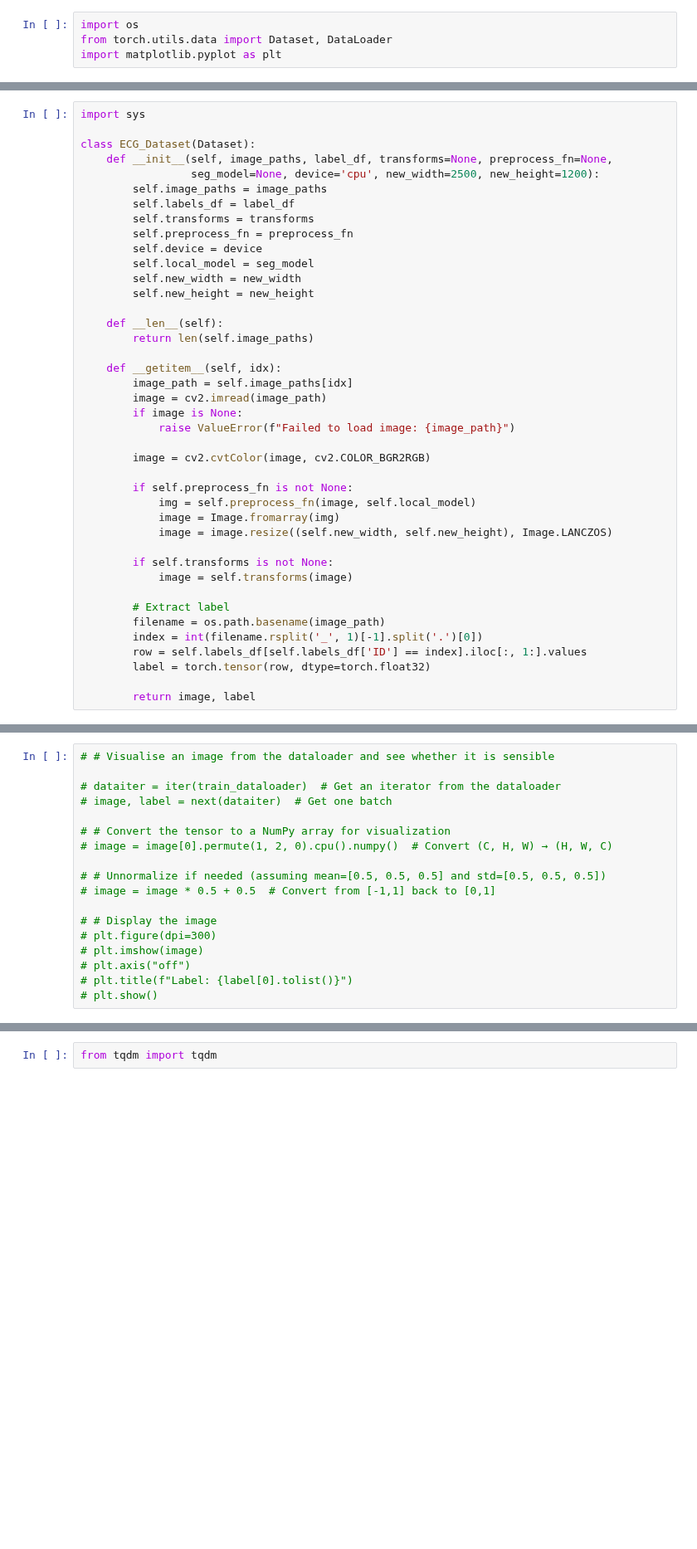
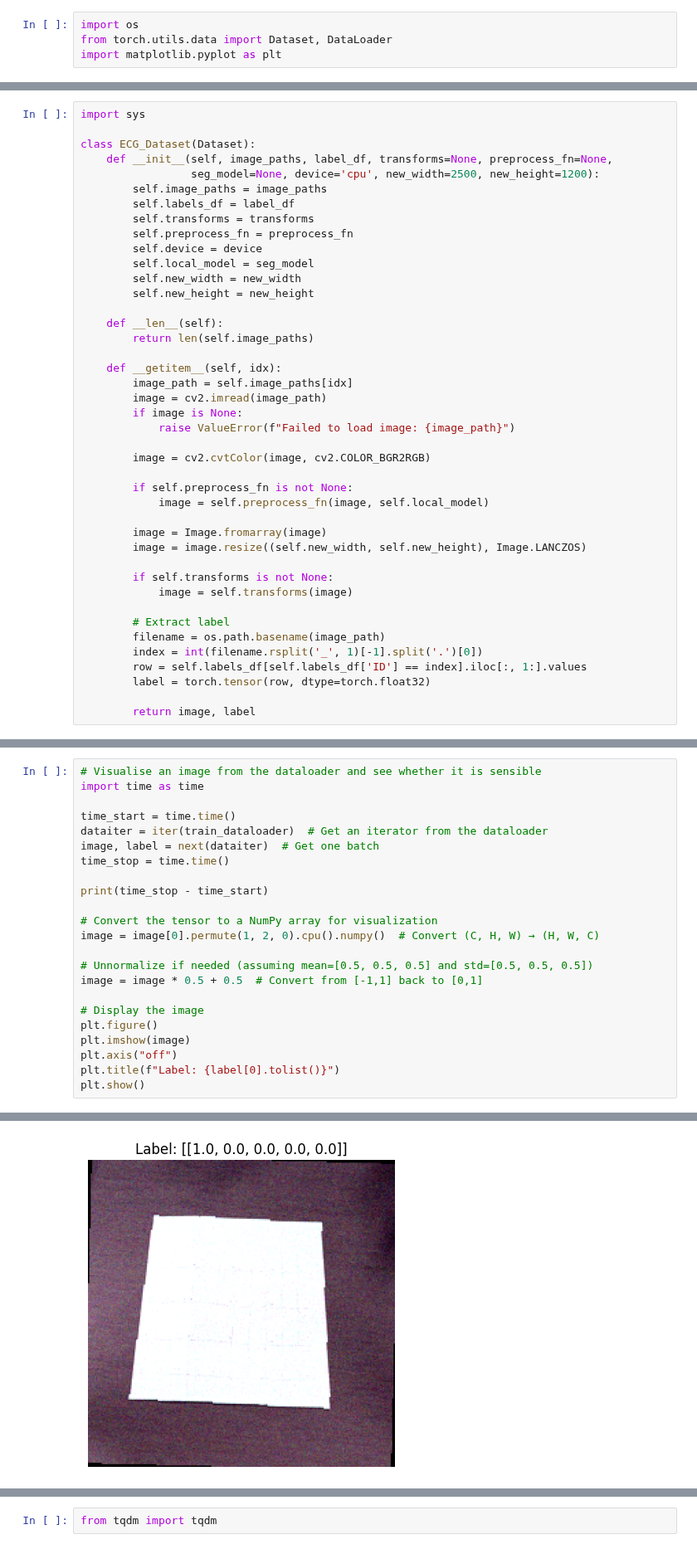
Before and after one commit to griffinfarrow/bhf_classification, a Jupyter notebook: ecg_classification_model/classification_with_segmentation_step.ipynb, the cells around one changed output, grey strips where cells are left out. Shown at 83% size. Drawn from its saved outputs; the diff is of its cells as text; blank space fills up the shorter version.

```diff
--- a/ecg_classification_model/classification_with_segmentation_step.ipynb
+++ b/ecg_classification_model/classification_with_segmentation_step.ipynb
@@ -225,9 +227,10 @@ class ECG_Dataset(Dataset):
         image = cv2.cvtColor(image, cv2.COLOR_BGR2RGB)
 
         if self.preprocess_fn is not None:
-            img = self.preprocess_fn(image, self.local_model)
-            image = Image.fromarray(img)
-            image = image.resize((self.new_width, self.new_height), Image.LANCZOS)
+            image = self.preprocess_fn(image, self.local_model)
+
+        image = Image.fromarray(image)
+        image = image.resize((self.new_width, self.new_height), Image.LANCZOS)
 
         if self.transforms is not None:
             image = self.transforms(image)
@@ -276,20 +345,26 @@ val_dataloader = DataLoader(val_dataset,
                              batch_size = 16,
                              pin_memory=True)
 # %%
-# # Visualise an image from the dataloader and see whether it is sensible
+# Visualise an image from the dataloader and see whether it is sensible
+import time as time
 
-# dataiter = iter(train_dataloader)  # Get an iterator from the dataloader
-# image, label = next(dataiter)  # Get one batch
+time_start = time.time()
+dataiter = iter(train_dataloader)  # Get an iterator from the dataloader
+image, label = next(dataiter)  # Get one batch
+time_stop = time.time()
 
-# # Convert the tensor to a NumPy array for visualization
-# image = image[0].permute(1, 2, 0).cpu().numpy()  # Convert (C, H, W) → (H, W, C)
+print(time_stop - time_start)
 
-# # Unnormalize if needed (assuming mean=[0.5, 0.5, 0.5] and std=[0.5, 0.5, 0.5])
-# image = image * 0.5 + 0.5  # Convert from [-1,1] back to [0,1]
+# Convert the tensor to a NumPy array for visualization
+image = image[0].permute(1, 2, 0).cpu().numpy()  # Convert (C, H, W) → (H, W, C)
 
-# # Display the image
-# plt.figure(dpi=300)
-# plt.imshow(image)
-# plt.axis("off")
-# plt.title(f"Label: {label[0].tolist()}")
-# plt.show()
+# Unnormalize if needed (assuming mean=[0.5, 0.5, 0.5] and std=[0.5, 0.5, 0.5])
+image = image * 0.5 + 0.5  # Convert from [-1,1] back to [0,1]
+
+# Display the image
+plt.figure()
+plt.imshow(image)
+plt.axis("off")
+plt.title(f"Label: {label[0].tolist()}")
+plt.show()
+# %% [output]
@@ -296,3 +372,4 @@ val_dataloader = DataLoader(val_dataset,
+[figure, added]
 # %%
 # Define a model
 # Start with a pretrained ResNet that we are going to fine tune with the ECG data
```
Also changed, not shown: parts of 6 cells of this notebook.
